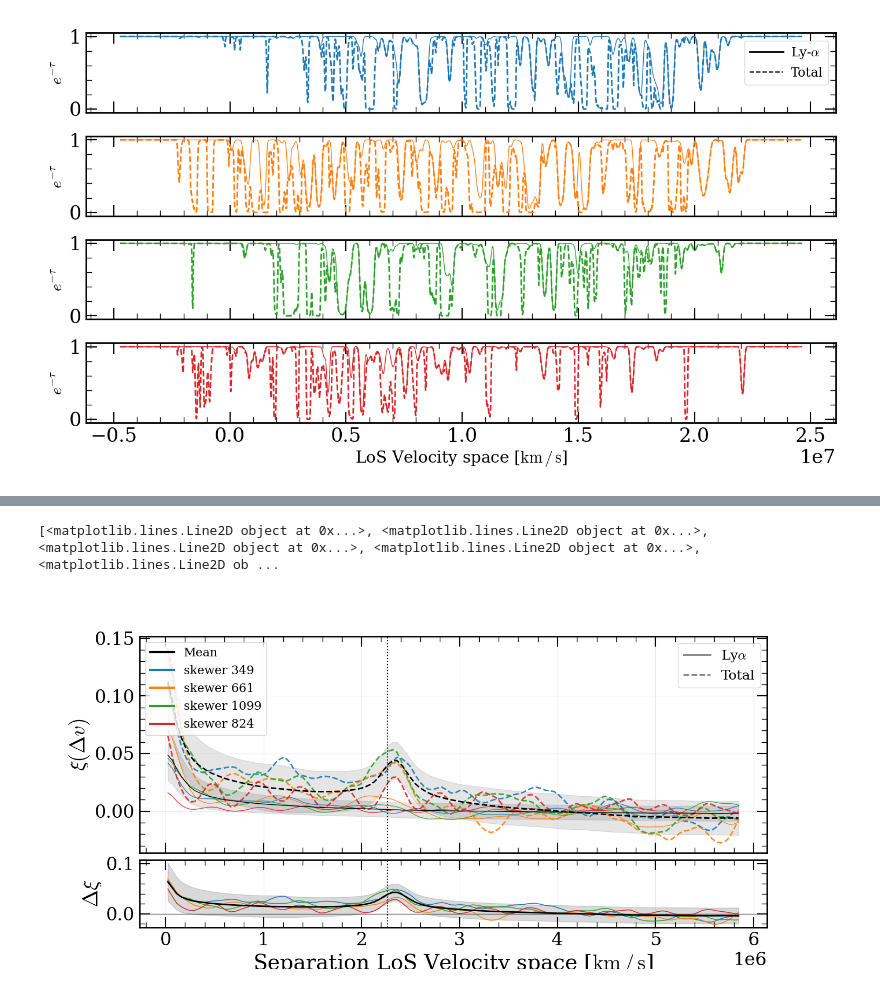
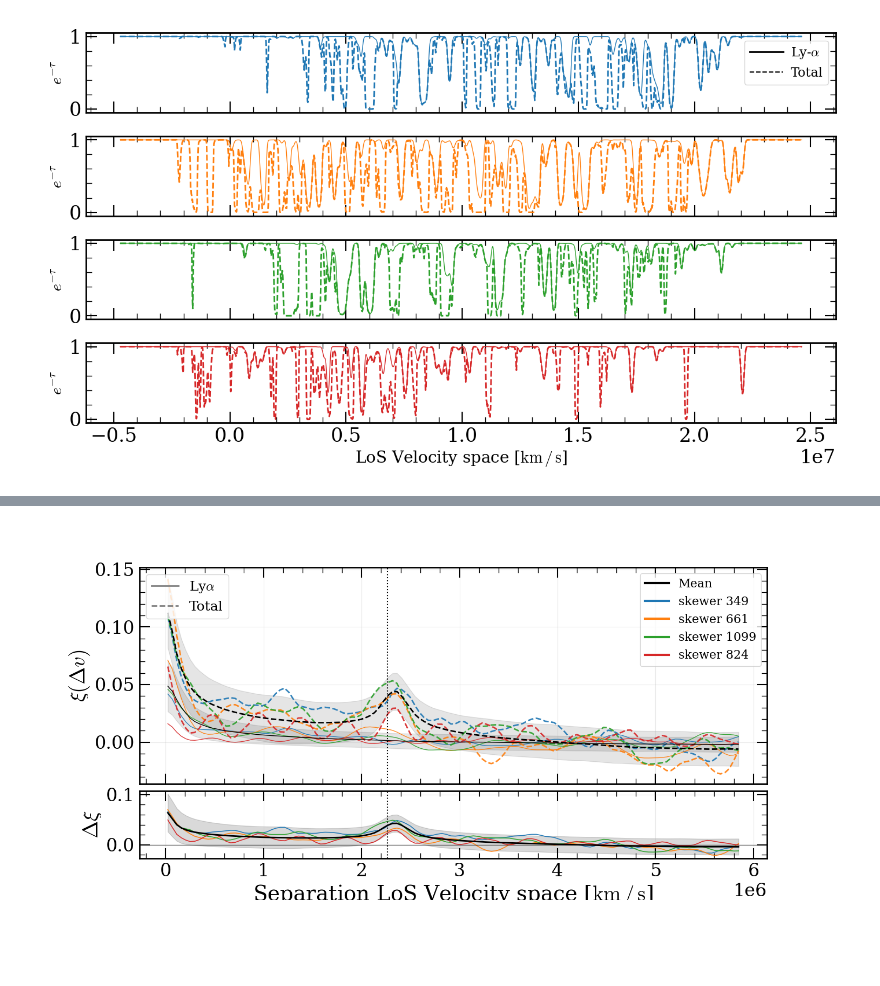
Before and after one commit to daniellopezcano/SkewerJAX, a Jupyter notebook: notebooks/optical_depth toy_metals.ipynb, the cells around one changed output, grey strips where cells are left out. Cells and saved outputs as stored; diff of their text form; code cells hidden in the pictures; blank space fills up the shorter version.

```diff
--- a/notebooks/optical_depth toy_metals.ipynb
+++ b/notebooks/optical_depth toy_metals.ipynb
@@ -147,6 +147,12 @@ L_box = float(points_grid_imshow[..., 1].max() - points_grid_imshow[..., 1].min(
 
 list_plot = range(1, N_ppsk, 8) # plot one each 2 N_ppsk
 list_plot = [N_ppsk-1]
+
+if len(list_plot) == 1:
+    show_plots = True
+else:
+    show_plots = False
+
 for ii in list_plot:
 
     _N_ppsk = ii + 1
@@ -174,7 +180,7 @@ for ii in list_plot:
         box_limits_los=(0.0, L_box),
         skewer_cmap=skewer_cmap,
         skewer_norm=skewer_norm,
-        show=False,
+        show=show_plots,
     )
 
     fig2, axes2 = pt.plot_flux_panels(
@@ -186,7 +192,7 @@ for ii in list_plot:
         skewer_cmap=skewer_cmap,
         skewer_norm=skewer_norm,
         skewer_last_index=ii,  # "last" point shown in this iteration
-        show=False,
+        show=show_plots,
     )
 
     fig, ax = pt.plot_flux_panels_colored_by_los(
@@ -199,6 +205,6 @@ for ii in list_plot:
         skewer_cmap=skewer_cmap,
         skewer_norm=skewer_norm,
         savepath_png=os.path.join(save_path_global, f"flux_combined_{ii}.png"),
-        show=False,
+        show=show_plots,
     )
 # %% [output]
@@ -490,34 +506,33 @@ elif x_axis_key == "velocities":
     expected_cross_peak = phys.c * (expected_cross_peak) / lambda0_Lya # km/s
 ax.axvline(expected_cross_peak, c='k', ls=':', lw=1.5)
 axr.axvline(expected_cross_peak, c='k', ls=':', lw=1.5)
 
 ax.set_ylabel(r"$\xi(\Delta v)$")
 axr.axhline(0.0, color="k", lw=1.0, alpha=0.6)
 axr.set_xlabel(r"Separation " + x_label)
 axr.set_ylabel(r"$\Delta\xi$")
 
 ax.grid(True, alpha=0.25)
 axr.grid(True, alpha=0.25)
 
 # legends:
 style_handles = [
     Line2D([0],[0], color="grey", lw=2.0, ls='-',  label=r"Ly$\alpha$"),
     Line2D([0],[0], color="grey", lw=2.0, ls='--', label="Total")
 ]
 
 color_handles = [Line2D([0],[0], color="k",    lw=3.0, ls='-',  label="Mean")]
 for ii in idx:
     color_handles.append(Line2D([0],[0], color=colors[ii], lw=3.0, label=f"skewer {ii}"))
 
 # First legend: line styles
-leg1 = ax.legend(handles=style_handles, loc="upper right", frameon=True, fontsize=18)
+leg1 = ax.legend(handles=style_handles, loc="upper left", frameon=True, fontsize=18)
 ax.add_artist(leg1)
 
 # Second legend: colors
-ax.legend(handles=color_handles, loc="upper left", frameon=True, fontsize=16)
+ax.legend(handles=color_handles, loc="upper right", frameon=True, fontsize=16)
 
 fig.tight_layout()
 plt.show()
 # %% [output]
-[<matplotlib.lines.Line2D object at 0x...>, <matplotlib.lines.Line2D object at 0x...>, <matplotlib.lines.Line2D object at 0x...>, <matplotlib.lines.Line2D object at 0x...>, <matplotlib.lines.Line2D ob ...
-[figure, old version]
+[figure, new version]
```
Also changed, not shown: parts of 5 cells of this notebook, 1 other file.
